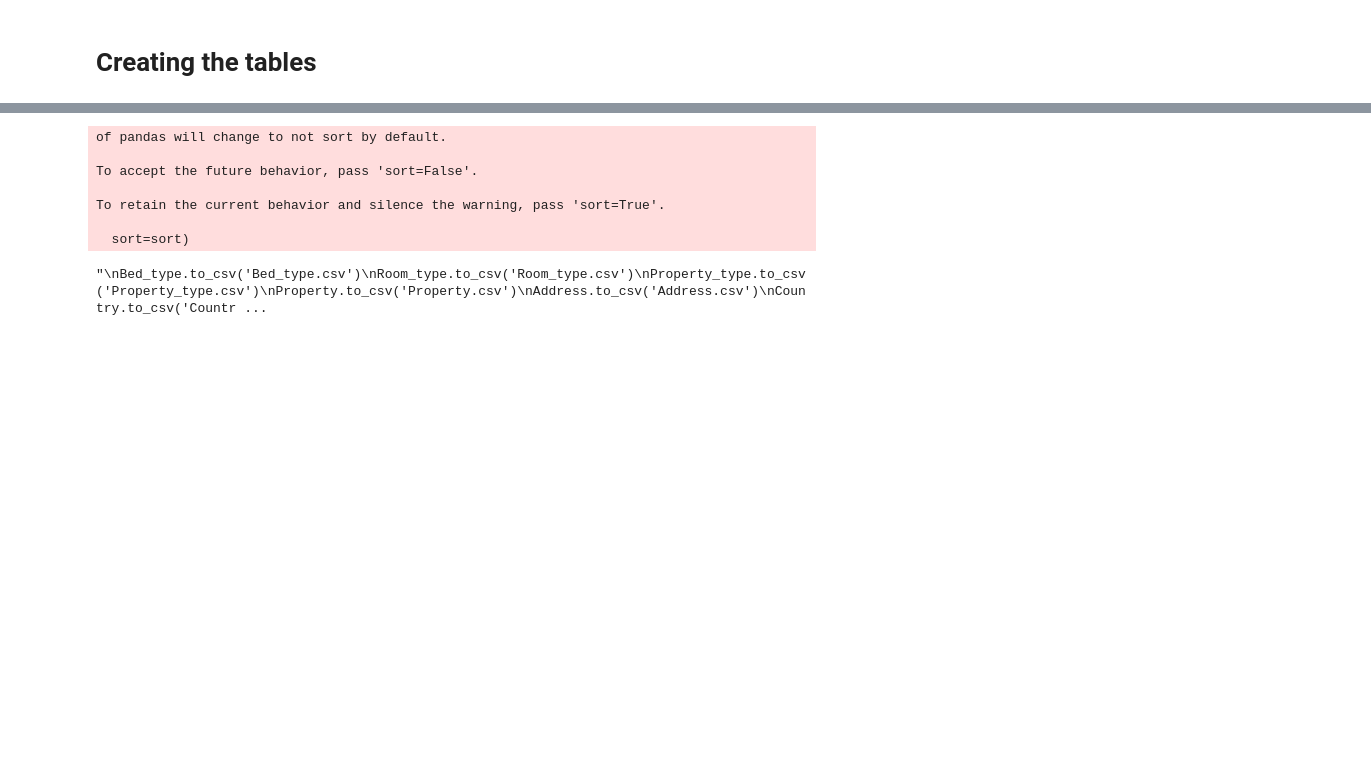
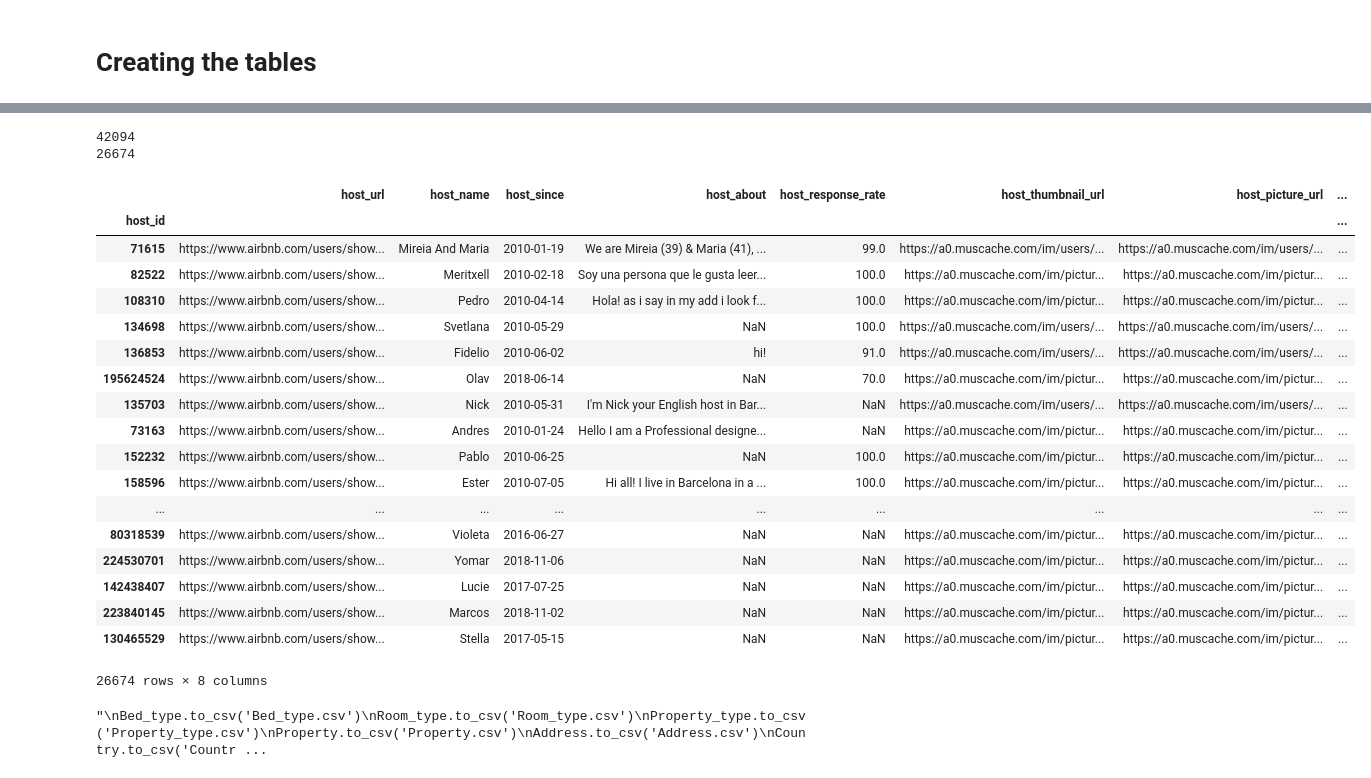
Before and after one commit to vquelque/DbProject, a Jupyter notebook: Cleaned_datas.ipynb, the cells around one changed output, grey strips where cells are left out. Cells and saved outputs as stored; diff of their text form; code cells hidden in the pictures; blank space fills up the shorter version.

```diff
--- a/Cleaned_datas.ipynb
+++ b/Cleaned_datas.ipynb
@@ -1285,0 +1708,20 @@ Address
+# %%
+"""
+mapping = []
+hv = listings['host_verifications'].str.upper()
+hv = hv.str.replace('[','', regex=False)
+hv = hv.str.replace(']','', regex=False)
+hv = hv.str.replace("'",'', regex=False)
+hv = hv.str.replace(" ",'', regex=False)
+listings['host_verifications'] = hv
+host_verification_copy = Host_verification.reset_index()
+listings_copy = listings.reset_index()
+for index, rev in listings_copy.iterrows():
+    id_ = rev['host_id']
+    ame_ = rev['host_verifications']
+    for am in ame_.split(','):
+        am = ''.join([t for t in am if t != "'" and t != '[' and t != ']'])
+        if am != '':
+            mapping.append([id_, Host_verification.index[Host_verification.host_verification == am][0]])
+mapping
+"""
@@ -1286,34 +1776,52 @@ Address
 # %%
 Host = pd.DataFrame({'host_id': listings['host_id'],
                         'host_url': listings['host_url'],
                         'host_name': listings['host_name'],
                         'host_since': listings['host_since'],
                         'host_about': listings['host_about'],
                         'host_response_rate': listings['host_response_rate'],
                         'host_thumbnail_url': listings['host_thumbnail_url'],
                         'host_picture_url': listings['host_picture_url'],
-                        'host_verifications': listings['host_verifications'],
-                        'host_response_time': listings['host_response_time'],
+                        #'host_verifications': listings['host_verifications'],
+                        #'host_response_time': listings['host_response_time'],
                         'host_neighbourhood': listings['host_neighbourhood']})
 Host = Host.reset_index()
-Host_na = Host[Host['host_response_time'].isnull()]
-Host_response_time_copy = pd.DataFrame({'Host_response_time_id': np.arange(len(listings['host_response_time'].dropna().unique())),
-                                   'host_response_time': listings['host_response_time'].dropna().unique()})
-Host = Host.merge(Host_response_time_copy, left_on='host_response_time', right_on='host_response_time')
-Host = Host.append(Host_na)
+#Host_na = Host[Host['host_response_time'].isnull()]
+#Host_response_time_copy = pd.DataFrame({'Host_response_time_id': np.arange(len(listings['host_response_time'].dropna().unique())),
+#                                   'host_response_time': listings['host_response_time'].dropna().unique()})
+#Host = Host.merge(Host_response_time_copy, left_on='host_response_time', right_on='host_response_time')
+#Host = Host.append(Host_na)
 Host = Host.set_index('host_id')
-Host = Host.drop('host_response_time', axis=1)
+#Host = Host.drop('host_response_time', axis=1)
 Host = Host.drop('listing_id', axis=1)
+print(len(Host))
 Host = Host.drop_duplicates()
+print(len(Host))
 Host = Host.replace({r'\s+$': '', r'^\s+': ''}, regex=True).replace(r'\n',  ' ', regex=True)
+#Host.to_csv('Host.csv')
+Host
 # %% [output]
-of pandas will change to not sort by default.
-
-To accept the future behavior, pass 'sort=False'.
-
-To retain the current behavior and silence the warning, pass 'sort=True'.
-
-  sort=sort)
+42094
+26674
+|  | host_url | host_name | host_since | host_about | host_response_rate | host_thumbnail_url | host_picture_url | ... |
+| host_id |  |  |  |  |  |  |  | ... |
+| 71615 | https://www.airbnb.com/users/show... | Mireia And Maria | 2010-01-19 | We are Mireia (39) & Maria (41), ... | 99.0 | https://a0.muscache.com/im/users/... | https://a0.muscache.com/im/users/... | ... |
+| 82522 | https://www.airbnb.com/users/show... | Meritxell | 2010-02-18 | Soy una persona que le gusta leer... | 100.0 | https://a0.muscache.com/im/pictur... | https://a0.muscache.com/im/pictur... | ... |
+| 108310 | https://www.airbnb.com/users/show... | Pedro | 2010-04-14 | Hola! as i say in my add i look f... | 100.0 | https://a0.muscache.com/im/pictur... | https://a0.muscache.com/im/pictur... | ... |
+| 134698 | https://www.airbnb.com/users/show... | Svetlana | 2010-05-29 | NaN | 100.0 | https://a0.muscache.com/im/users/... | https://a0.muscache.com/im/users/... | ... |
+| 136853 | https://www.airbnb.com/users/show... | Fidelio | 2010-06-02 | hi! | 91.0 | https://a0.muscache.com/im/users/... | https://a0.muscache.com/im/users/... | ... |
+| 195624524 | https://www.airbnb.com/users/show... | Olav | 2018-06-14 | NaN | 70.0 | https://a0.muscache.com/im/pictur... | https://a0.muscache.com/im/pictur... | ... |
+| 135703 | https://www.airbnb.com/users/show... | Nick | 2010-05-31 | I'm Nick your English host in Bar... | NaN | https://a0.muscache.com/im/users/... | https://a0.muscache.com/im/users/... | ... |
+| 73163 | https://www.airbnb.com/users/show... | Andres | 2010-01-24 | Hello I am a Professional designe... | NaN | https://a0.muscache.com/im/pictur... | https://a0.muscache.com/im/pictur... | ... |
+| 152232 | https://www.airbnb.com/users/show... | Pablo | 2010-06-25 | NaN | 100.0 | https://a0.muscache.com/im/pictur... | https://a0.muscache.com/im/pictur... | ... |
+| 158596 | https://www.airbnb.com/users/show... | Ester | 2010-07-05 | Hi all! I live in Barcelona in a ... | 100.0 | https://a0.muscache.com/im/pictur... | https://a0.muscache.com/im/pictur... | ... |
+| ... | ... | ... | ... | ... | ... | ... | ... | ... |
+| 80318539 | https://www.airbnb.com/users/show... | Violeta | 2016-06-27 | NaN | NaN | https://a0.muscache.com/im/pictur... | https://a0.muscache.com/im/pictur... | ... |
+| 224530701 | https://www.airbnb.com/users/show... | Yomar | 2018-11-06 | NaN | NaN | https://a0.muscache.com/im/pictur... | https://a0.muscache.com/im/pictur... | ... |
+| 142438407 | https://www.airbnb.com/users/show... | Lucie | 2017-07-25 | NaN | NaN | https://a0.muscache.com/im/pictur... | https://a0.muscache.com/im/pictur... | ... |
+| 223840145 | https://www.airbnb.com/users/show... | Marcos | 2018-11-02 | NaN | NaN | https://a0.muscache.com/im/pictur... | https://a0.muscache.com/im/pictur... | ... |
+| 130465529 | https://www.airbnb.com/users/show... | Stella | 2017-05-15 | NaN | NaN | https://a0.muscache.com/im/pictur... | https://a0.muscache.com/im/pictur... | ... |
+26674 rows × 8 columns
 # %%
 """
 Bed_type.to_csv('Bed_type.csv')
```
Also changed, not shown: parts of 51 cells of this notebook.
